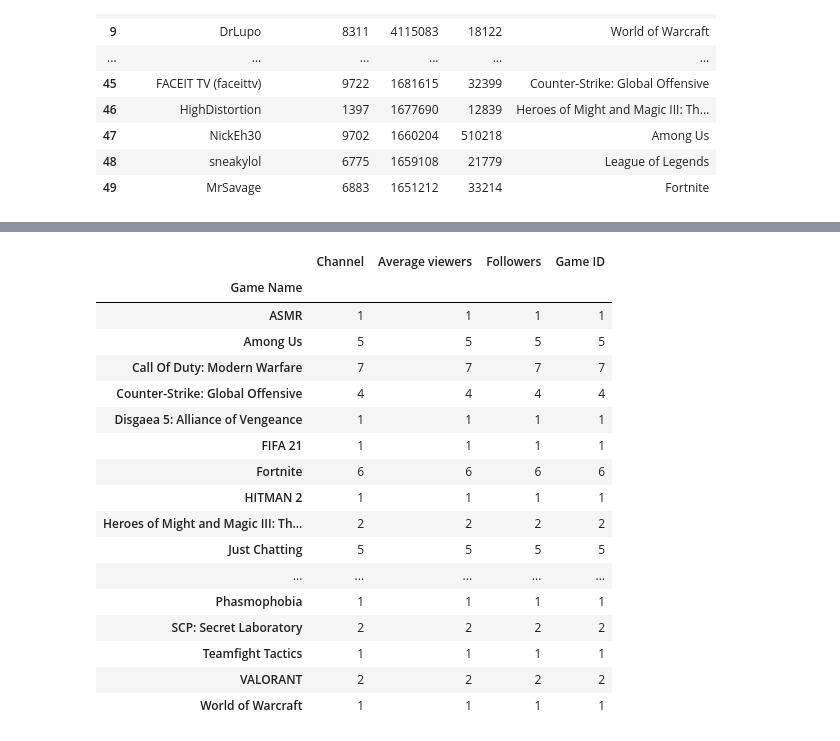
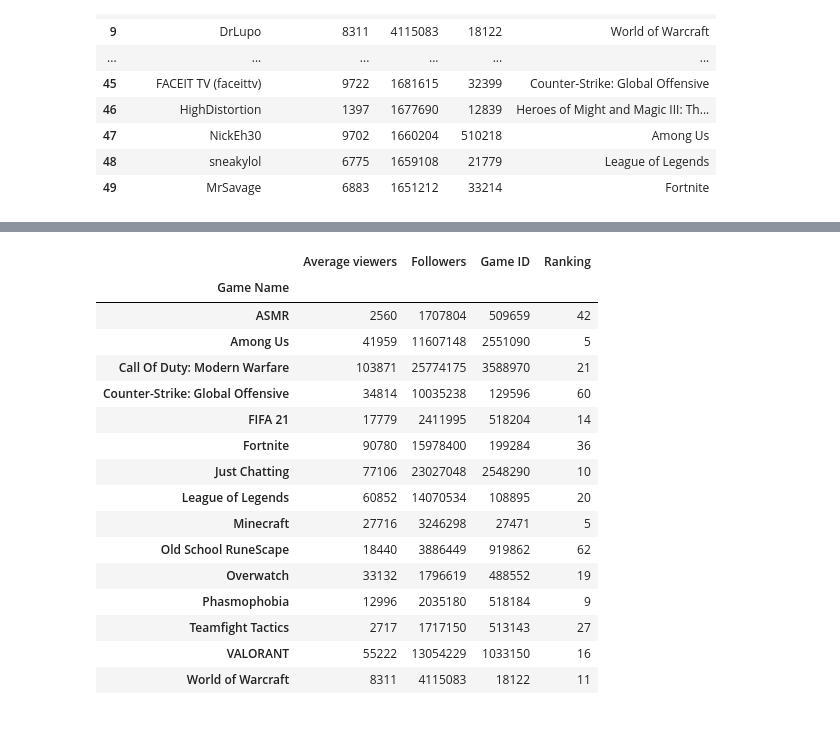
Before and after one commit to asoemardy/great-gaming-googlers, a Jupyter notebook: Top Channel Game Count.ipynb, the cells around one changed output, grey strips where cells are left out. Drawn from its saved outputs; the diff is of its cells as text; code cells hidden in the pictures.

```diff
--- a/Top Channel Game Count.ipynb
+++ b/Top Channel Game Count.ipynb
@@ -36,0 +35,3 @@ len(df_top[df_top['Game Name'] == 'VALORANT'])
+# %%
+df_top_games = pd.read_csv('Data/top_game_ranking.csv')
+df_top_games = df_top_games.rename(columns={"0":"Game Ranking"})
@@ -36,0 +44,3 @@ len(df_top[df_top['Game Name'] == 'VALORANT'])
+# %%
+df_test = df_top.merge(df_top_games, on = "Game Name")
+df_test
@@ -37,21 +65,21 @@ len(df_top[df_top['Game Name'] == 'VALORANT'])
 # %%
-df_top.groupby('Game Name').count()
+df_graph = df_test.groupby('Game Name').sum()
+df_graph
 # %% [output]
-|  | Channel | Average viewers | Followers | Game ID |
+|  | Average viewers | Followers | Game ID | Ranking |
 | Game Name |  |  |  |  |
-| ASMR | 1 | 1 | 1 | 1 |
-| Among Us | 5 | 5 | 5 | 5 |
-| Call Of Duty: Modern Warfare | 7 | 7 | 7 | 7 |
-| Counter-Strike: Global Offensive | 4 | 4 | 4 | 4 |
-| Disgaea 5: Alliance of Vengeance | 1 | 1 | 1 | 1 |
-| FIFA 21 | 1 | 1 | 1 | 1 |
-| Fortnite | 6 | 6 | 6 | 6 |
-| HITMAN 2 | 1 | 1 | 1 | 1 |
-| Heroes of Might and Magic III: Th... | 2 | 2 | 2 | 2 |
-| Just Chatting | 5 | 5 | 5 | 5 |
-| ... | ... | ... | ... | ... |
-| Phasmophobia | 1 | 1 | 1 | 1 |
-| SCP: Secret Laboratory | 2 | 2 | 2 | 2 |
-| Teamfight Tactics | 1 | 1 | 1 | 1 |
-| VALORANT | 2 | 2 | 2 | 2 |
-| World of Warcraft | 1 | 1 | 1 | 1 |
+| ASMR | 2560 | 1707804 | 509659 | 42 |
+| Among Us | 41959 | 11607148 | 2551090 | 5 |
+| Call Of Duty: Modern Warfare | 103871 | 25774175 | 3588970 | 21 |
+| Counter-Strike: Global Offensive | 34814 | 10035238 | 129596 | 60 |
+| FIFA 21 | 17779 | 2411995 | 518204 | 14 |
+| Fortnite | 90780 | 15978400 | 199284 | 36 |
+| Just Chatting | 77106 | 23027048 | 2548290 | 10 |
+| League of Legends | 60852 | 14070534 | 108895 | 20 |
+| Minecraft | 27716 | 3246298 | 27471 | 5 |
+| Old School RuneScape | 18440 | 3886449 | 919862 | 62 |
+| Overwatch | 33132 | 1796619 | 488552 | 19 |
+| Phasmophobia | 12996 | 2035180 | 518184 | 9 |
+| Teamfight Tactics | 2717 | 1717150 | 513143 | 27 |
+| VALORANT | 55222 | 13054229 | 1033150 | 16 |
+| World of Warcraft | 8311 | 4115083 | 18122 | 11 |
```
Also changed, not shown: parts of 8 cells of this notebook, 4 other files.
